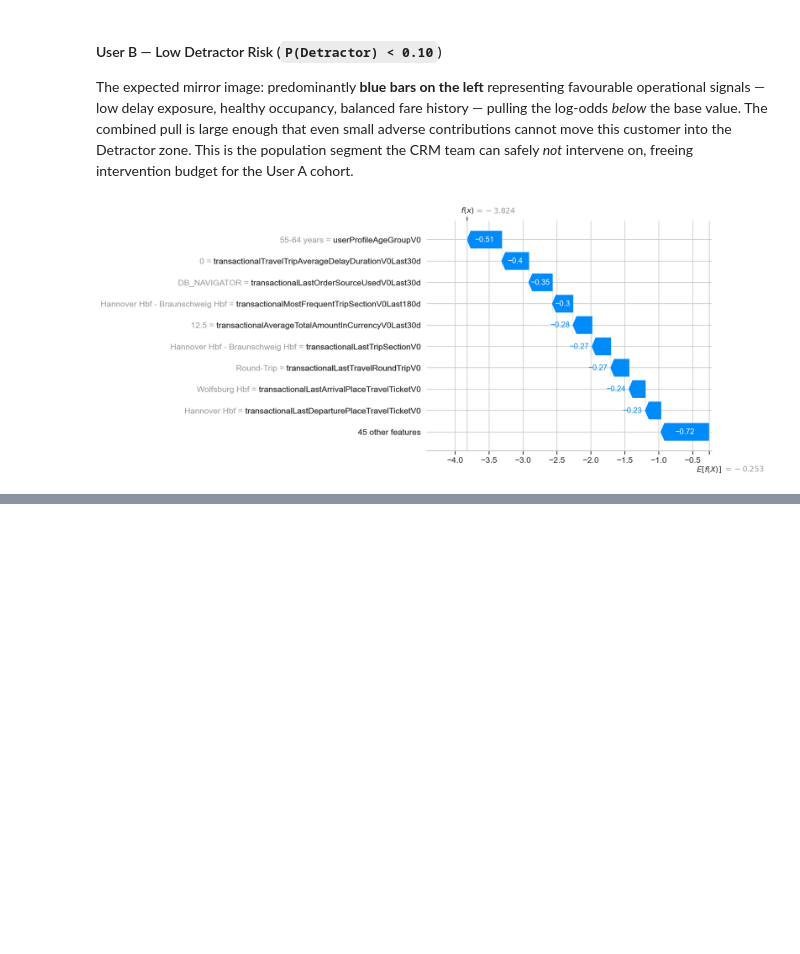
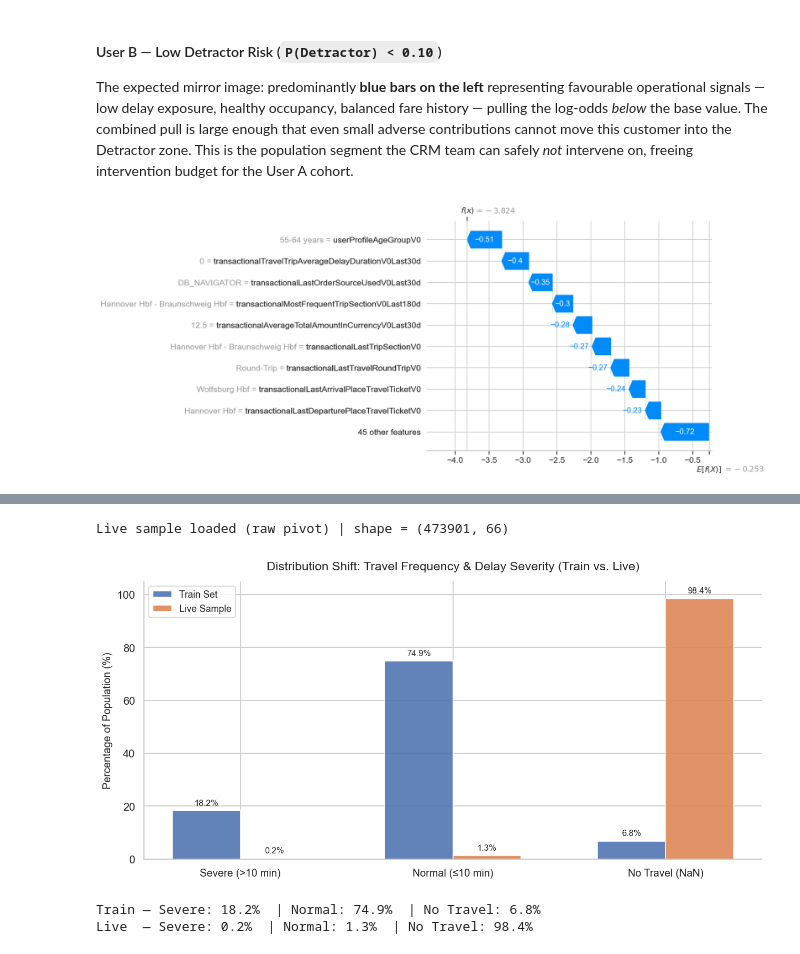
Before and after one commit to med-khalil-jabri/nps-drivers-analytics, a Jupyter notebook: notebooks/01_nps_hybrid_analysis.ipynb, the cells around one changed output, grey strips where cells are left out. Drawn from its saved outputs; the diff is of its cells as text; code cells hidden in the pictures; blank space fills up the shorter version.

```diff
--- a/notebooks/01_nps_hybrid_analysis.ipynb
+++ b/notebooks/01_nps_hybrid_analysis.ipynb
@@ -1744,0 +1582,69 @@ The full-population scoring pipeline is **implemented and ready** in `src/batch_
+# %%
+from src.features import add_severe_delay_flag
+
+LIVE_SAMPLE_ROWS = 500_000
+
+wide_live_raw = load_and_pivot_data(
+    LIVE_PATH,
+    definitions_map,
+    is_lazy=False,
+    n_rows=LIVE_SAMPLE_ROWS,
+)
+print(f"Live sample loaded (raw pivot) | shape = {wide_live_raw.shape}")
+# %% [output]
+Live sample loaded (raw pivot) | shape = (473901, 66)
+# %%
+# ── Distribution Shift: Travel Frequency & Delay Severity (Train vs. Live) ──
+_DELAY_COL = "transactionalTravelTripAverageDelayDurationV0Last30d"
+
+def _delay_proportions(df_polars):
+    """Return (pct_severe, pct_normal, pct_no_travel) for a Polars wide DataFrame."""
+    import polars as pl
+    col = df_polars[_DELAY_COL]
+    n   = len(col)
+    pct_severe   = col.filter(col > 10).len()      / n * 100
+    pct_normal   = col.filter((col <= 10) & col.is_not_null()).len() / n * 100
+    pct_no_travel = col.is_null().sum()             / n * 100
+    return pct_severe, pct_normal, pct_no_travel
+
+# Reuse wide_train from the Phase 2 feature-engineered frame (before encoder).
+# `wide_train` still carries the raw delay column; wide_train_fe has it too.
+train_severe, train_normal, train_no_travel = _delay_proportions(wide_train)
+live_severe,  live_normal,  live_no_travel  = _delay_proportions(wide_live_raw)
+
+categories    = ["Severe (>10 min)", "Normal (≤10 min)", "No Travel (NaN)"]
+train_vals    = [train_severe, train_normal, train_no_travel]
+live_vals     = [live_severe,  live_normal,  live_no_travel]
+
+x      = np.arange(len(categories))
+width  = 0.32
+
+fig, ax = plt.subplots(figsize=(10, 5))
+bars_train = ax.bar(x - width / 2, train_vals, width, label="Train Set",   color="#4C72B0", alpha=0.88)
+bars_live  = ax.bar(x + width / 2, live_vals,  width, label="Live Sample", color="#DD8452", alpha=0.88)
+
+for bar in bars_train:
+    ax.annotate(f"{bar.get_height():.1f}%",
+                xy=(bar.get_x() + bar.get_width() / 2, bar.get_height()),
+                xytext=(0, 4), textcoords="offset points", ha="center", va="bottom", fontsize=9)
+for bar in bars_live:
+    ax.annotate(f"{bar.get_height():.1f}%",
+                xy=(bar.get_x() + bar.get_width() / 2, bar.get_height()),
+                xytext=(0, 4), textcoords="offset points", ha="center", va="bottom", fontsize=9)
+
+ax.set_xticks(x)
+ax.set_xticklabels(categories, fontsize=11)
+ax.set_ylabel("Percentage of Population (%)", fontsize=11)
+ax.set_ylim(0, 105)
+ax.set_title("Distribution Shift: Travel Frequency & Delay Severity (Train vs. Live)", fontsize=13, pad=12)
+ax.legend(fontsize=10)
+sns.despine()
+plt.tight_layout()
+plt.show()
+
+print(f"Train — Severe: {train_severe:.1f}%  | Normal: {train_normal:.1f}%  | No Travel: {train_no_travel:.1f}%")
+print(f"Live  — Severe: {live_severe:.1f}%  | Normal: {live_normal:.1f}%  | No Travel: {live_no_travel:.1f}%")
+# %% [output]
+[figure, added]
+Train — Severe: 18.2%  | Normal: 74.9%  | No Travel: 6.8%
+Live  — Severe: 0.2%  | Normal: 1.3%  | No Travel: 98.4%
```
Also changed, not shown: parts of 17 cells of this notebook, 2 other files.
